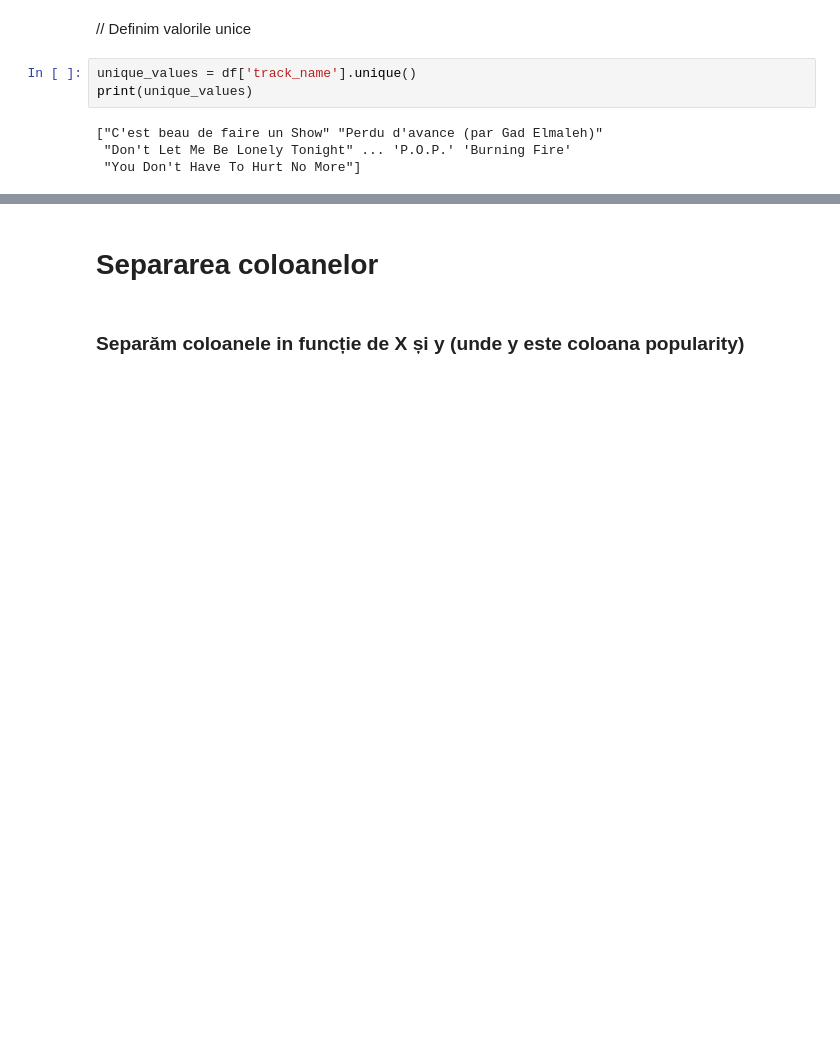
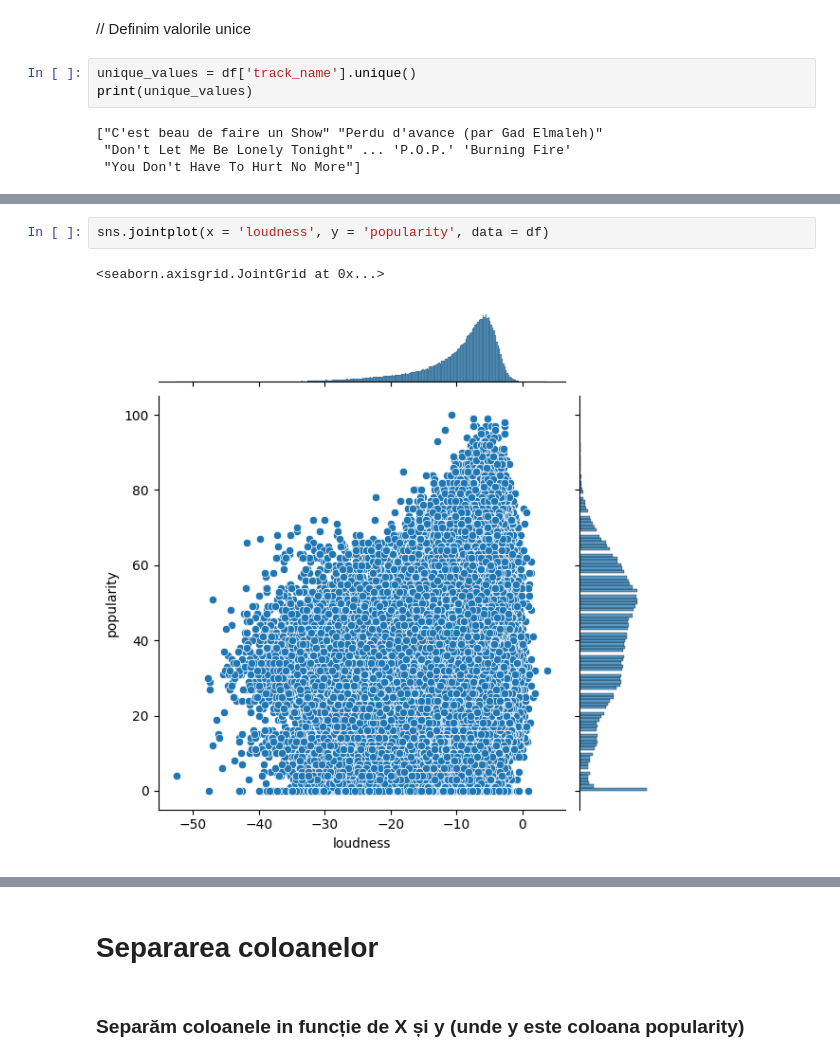
Before and after one commit to patrickaxinte/spp_spotify, a Jupyter notebook: spp_spotify.ipynb, the cells around one changed output, grey strips where cells are left out. Cells and saved outputs as stored; diff of their text form; blank space fills up the shorter version.

```diff
--- a/spp_spotify.ipynb
+++ b/spp_spotify.ipynb
@@ -49,0 +227,5 @@ print(unique_values)
+# %%
+sns.jointplot(x = 'loudness', y = 'popularity', data = df)
+# %% [output]
+<seaborn.axisgrid.JointGrid at 0x...>
+[figure, added]
```
Also changed, not shown: parts of 64 cells of this notebook, 2 other files.
